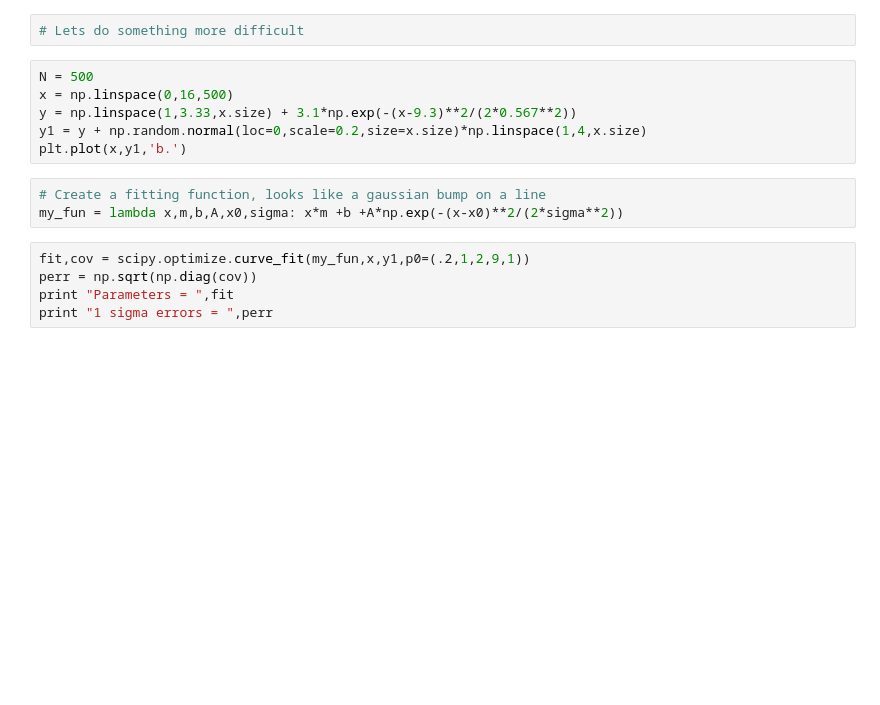
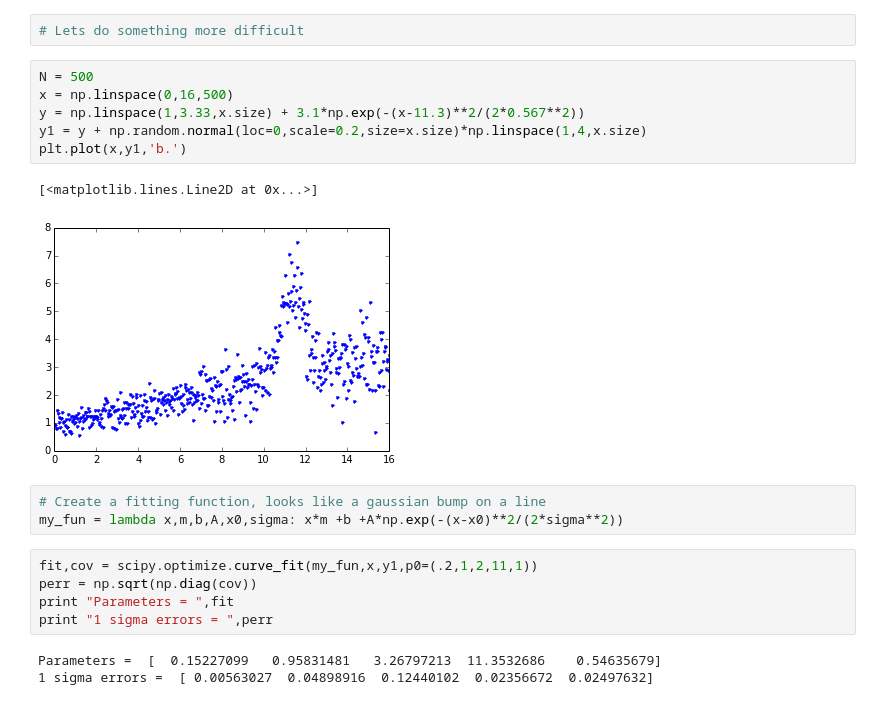
Before and after one commit to bungernut/2015PAG_ComputerDay, a Jupyter notebook: Python/5) Python Fitting.ipynb, the cells around one changed output. Saved outputs shown, nothing was run; the diff lists cells and outputs as text; blank space fills up the shorter version.

```diff
--- a/Python/5) Python Fitting.ipynb
+++ b/Python/5) Python Fitting.ipynb
@@ -32,17 +43,23 @@ plt.title("Fit m=%.3f$\\pm$%.3f b=%.3f$\\pm$%.3f"%(fit[0][0],perr[0],fit[0][1],p
 # %%
 N = 500
 x = np.linspace(0,16,500)
-y = np.linspace(1,3.33,x.size) + 3.1*np.exp(-(x-9.3)**2/(2*0.567**2))
+y = np.linspace(1,3.33,x.size) + 3.1*np.exp(-(x-11.3)**2/(2*0.567**2))
 y1 = y + np.random.normal(loc=0,scale=0.2,size=x.size)*np.linspace(1,4,x.size)
 plt.plot(x,y1,'b.')
+# %% [output]
+[<matplotlib.lines.Line2D at 0x...>]
+[figure, added]
 # %%
 # Create a fitting function, looks like a gaussian bump on a line
 my_fun = lambda x,m,b,A,x0,sigma: x*m +b +A*np.exp(-(x-x0)**2/(2*sigma**2))
 # %%
-fit,cov = scipy.optimize.curve_fit(my_fun,x,y1,p0=(.2,1,2,9,1))
+fit,cov = scipy.optimize.curve_fit(my_fun,x,y1,p0=(.2,1,2,11,1))
 perr = np.sqrt(np.diag(cov))
 print "Parameters = ",fit
 print "1 sigma errors = ",perr
+# %% [output]
+Parameters =  [  0.15227099   0.95831481   3.26797213  11.3532686    0.54635679]
+1 sigma errors =  [ 0.00563027  0.04898916  0.12440102  0.02356672  0.02497632]
 # %%
 plt.figure(figsize=(10,6))
 plt.plot(x,y1,'b.',label='Data')
```
Also changed, not shown: parts of 6 cells of this notebook, 7 other files.
